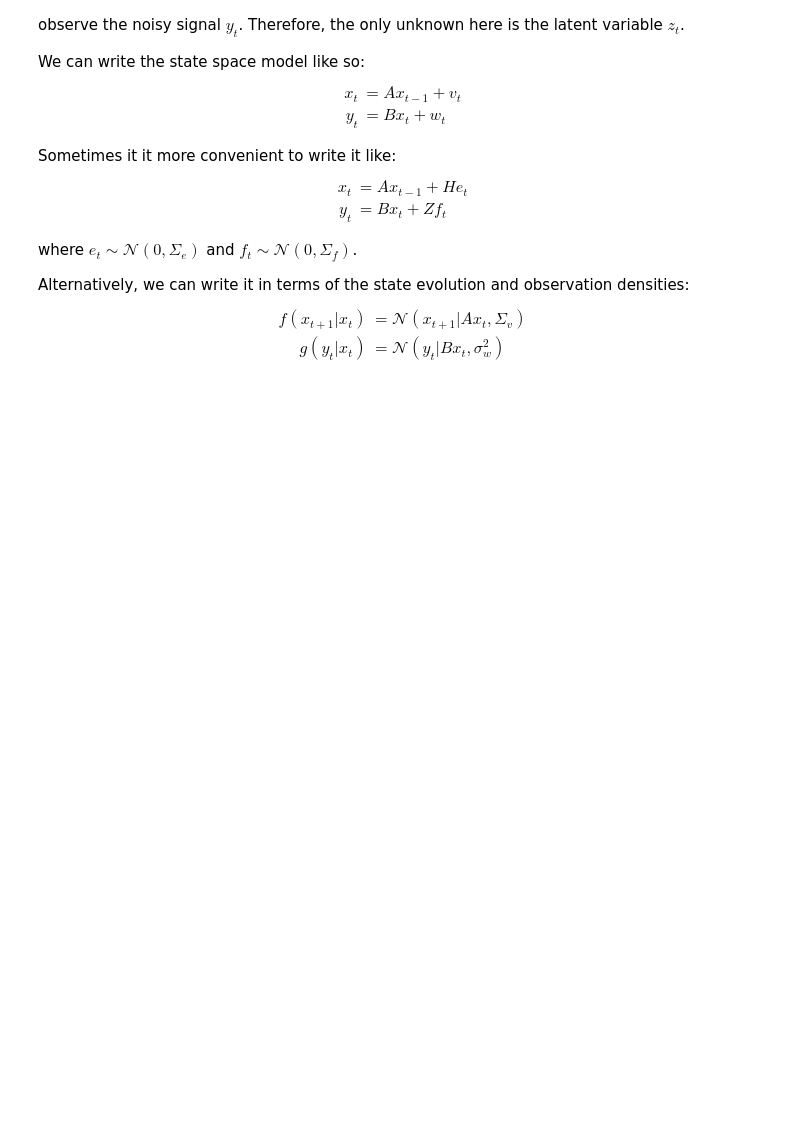
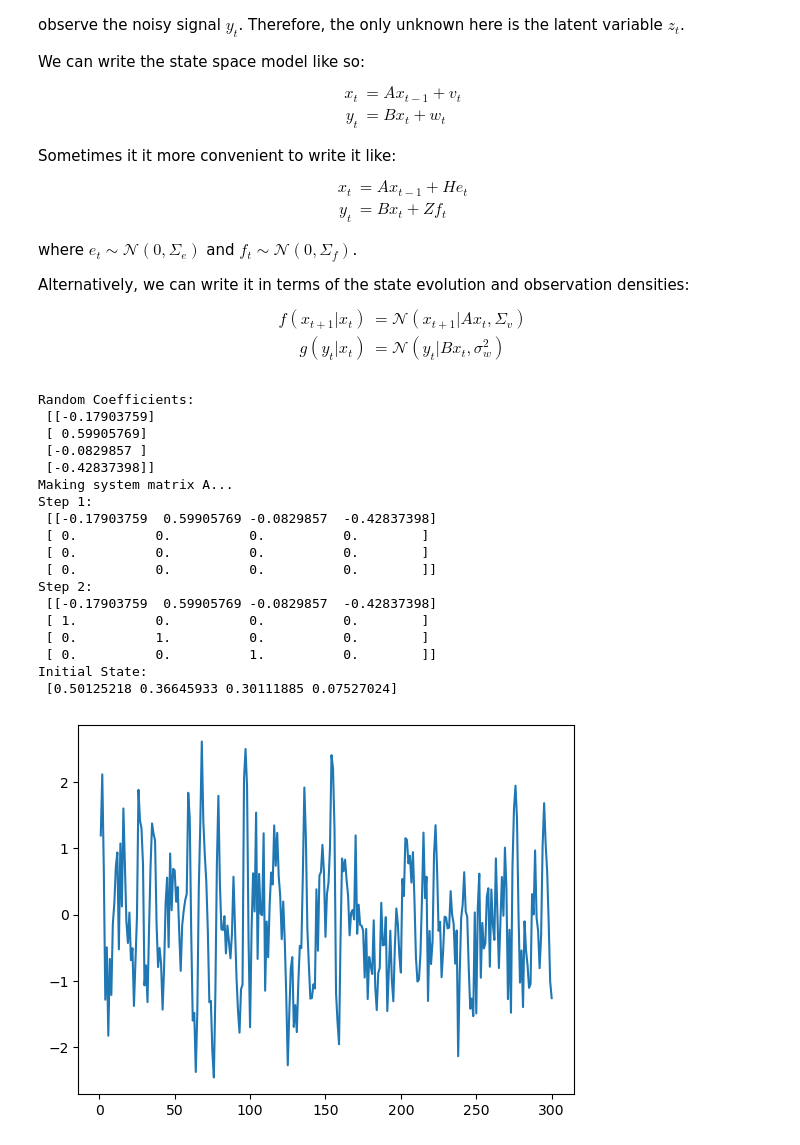
Before and after one commit to hirushi-t/4F7_Statistical_Signal_and_Network_Models, a Jupyter notebook: Inference_in_State_Space_Models/3_State_Space_Models.ipynb, the cells around one changed output. Drawn from its saved outputs; the diff is of its cells as text; code cells hidden in the pictures; blank space fills up the shorter version.

```diff
--- a/Inference_in_State_Space_Models/3_State_Space_Models.ipynb
+++ b/Inference_in_State_Space_Models/3_State_Space_Models.ipynb
@@ -149,3 +149,71 @@ Alternatively, we can write it in terms of the state evolution and observation d
 f(x_{t+1} | x_t) &= \mathcal{N} (x_{t+1} | Ax_t, \Sigma_v) \\
 g(y_t | x_t) &= \mathcal{N} (y_t | Bx_t, \sigma_w^2)
 \end{align*}
+# %%
+import numpy as np
+import matplotlib.pyplot as plt
+
+# Generate random coefficients
+P = 4
+a = 0.6 * np.random.randn(P,1)
+print(f'Random Coefficients: \n {a}')
+
+# Dimensions of state x_t and observations y_t
+N = P
+M = 1
+
+# System Matrix
+print('Making system matrix A...')
+A = np.zeros((P,P))
+A[0, :] = a.T
+print(f'Step 1: \n {A}')
+A[1:, 0:-1] = np.eye(P-1)
+print(f'Step 2: \n {A}')
+
+# Observation Matrix
+B = np.zeros((1,P))
+B[0] = 1
+
+# Inital distribution of state
+covariance_init = 0.1*np.eye(P)
+mu_init = 0.2*np.ones((P))
+x = np.random.multivariate_normal(mu_init, covariance_init)
+print(f'Initial State: \n {x}')
+
+# Noise
+covariance_e = 0.05
+covariance_w = 0.05
+
+# Number of steps
+T = 300
+
+# Output array
+output = np.zeros(T)
+
+for t in range(1, T+1):
+    x = A @ x + np.random.normal(scale=covariance_e**0.5, size=(4,))
+    y = B @ x + np.random.normal(scale=covariance_w**0.5)
+    output[t-1] = y[0]
+
+plt.plot(np.arange(1,T+1), output)
+plt.show()
+# %% [output]
+Random Coefficients:
+ [[-0.17903759]
+ [ 0.59905769]
+ [-0.0829857 ]
+ [-0.42837398]]
+Making system matrix A...
+Step 1:
+ [[-0.17903759  0.59905769 -0.0829857  -0.42837398]
+ [ 0.          0.          0.          0.        ]
+ [ 0.          0.          0.          0.        ]
+ [ 0.          0.          0.          0.        ]]
+Step 2:
+ [[-0.17903759  0.59905769 -0.0829857  -0.42837398]
+ [ 1.          0.          0.          0.        ]
+ [ 0.          1.          0.          0.        ]
+ [ 0.          0.          1.          0.        ]]
+Initial State:
+ [0.50125218 0.36645933 0.30111885 0.07527024]
+[figure, added]
```
